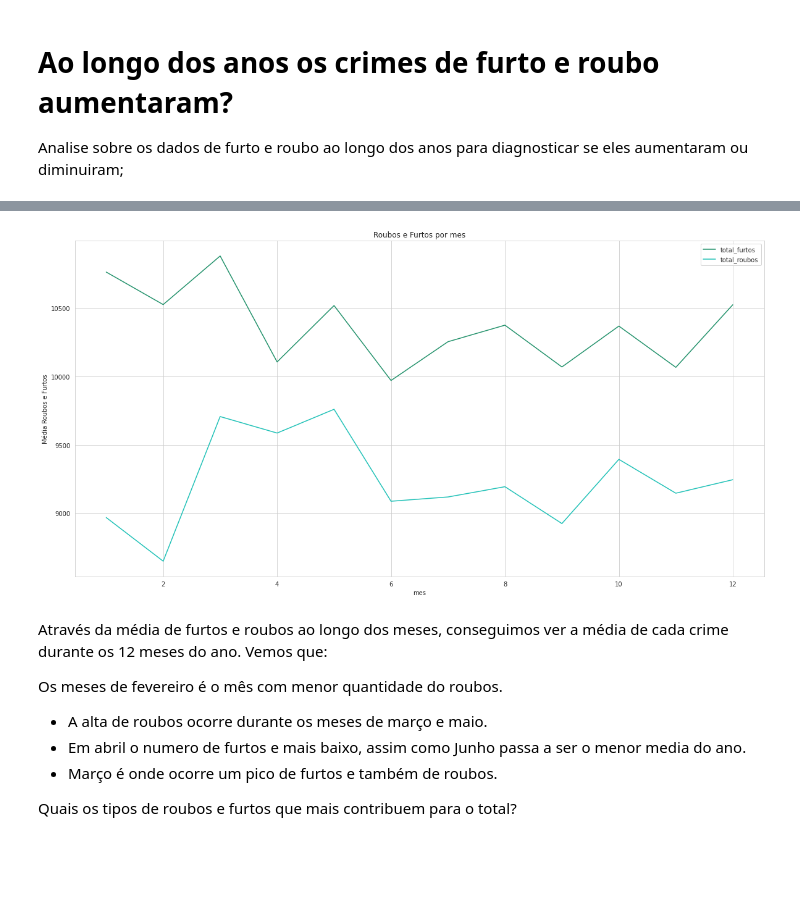
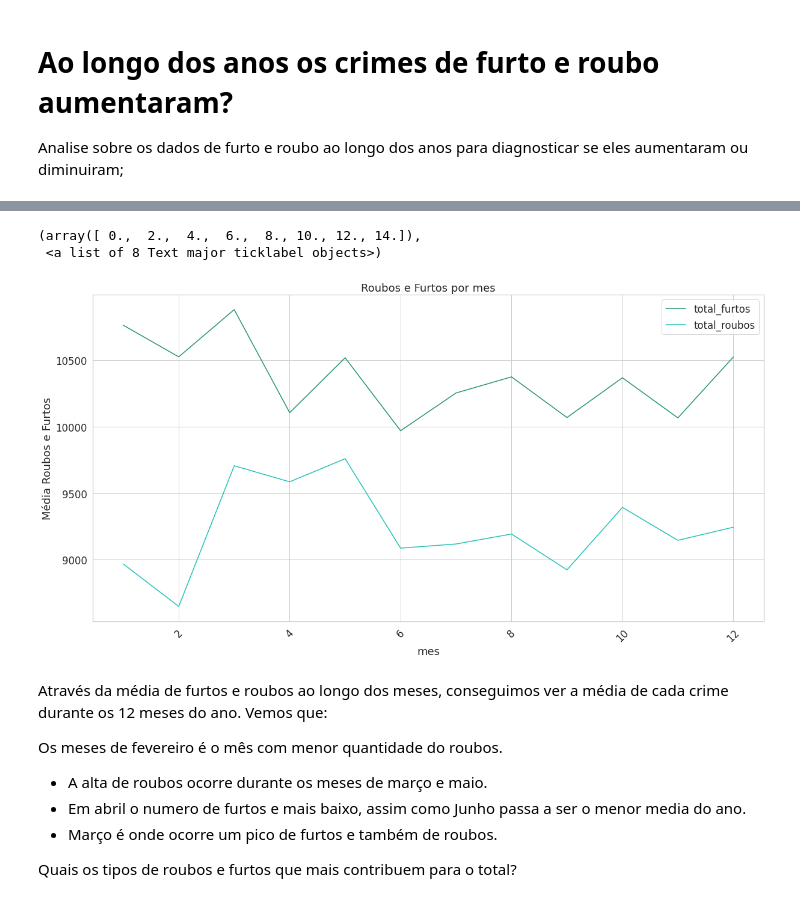
Before and after one commit to LuccaMello7/AnaliseCriminalidadeEstadoDoRJ, a Jupyter notebook: RioAnalysis.ipynb, the cells around one changed output, grey strips where cells are left out. Saved outputs shown, nothing was run; the diff lists cells and outputs as text; code cells hidden in the pictures; blank space fills up the shorter version.

```diff
--- a/RioAnalysis.ipynb
+++ b/RioAnalysis.ipynb
@@ -430,8 +434,11 @@ Onde as acoes dos Governos de [Rosinha Garotinho (PSB)](https://pt.wikipedia.org
 # %%
 sns.set_style('whitegrid')
 totais_mes.plot.line(title='Roubos e Furtos por mes', ylabel= 'Média Roubos e Furtos', color = ['#25936D','#22C2B8'], figsize=(20,10));
+plt.xticks(rotation=45)
 # %% [output]
+(array([ 0.,  2.,  4.,  6.,  8., 10., 12., 14.]),
+ <a list of 8 Text major ticklabel objects>)
-[figure, old version]
+[figure, new version]
 # %% [markdown]
 Através da média de furtos e roubos ao longo dos meses, conseguimos ver a média de cada crime durante os 12 meses do ano. Vemos que:
 
```
Also changed, not shown: parts of 26 cells of this notebook.
